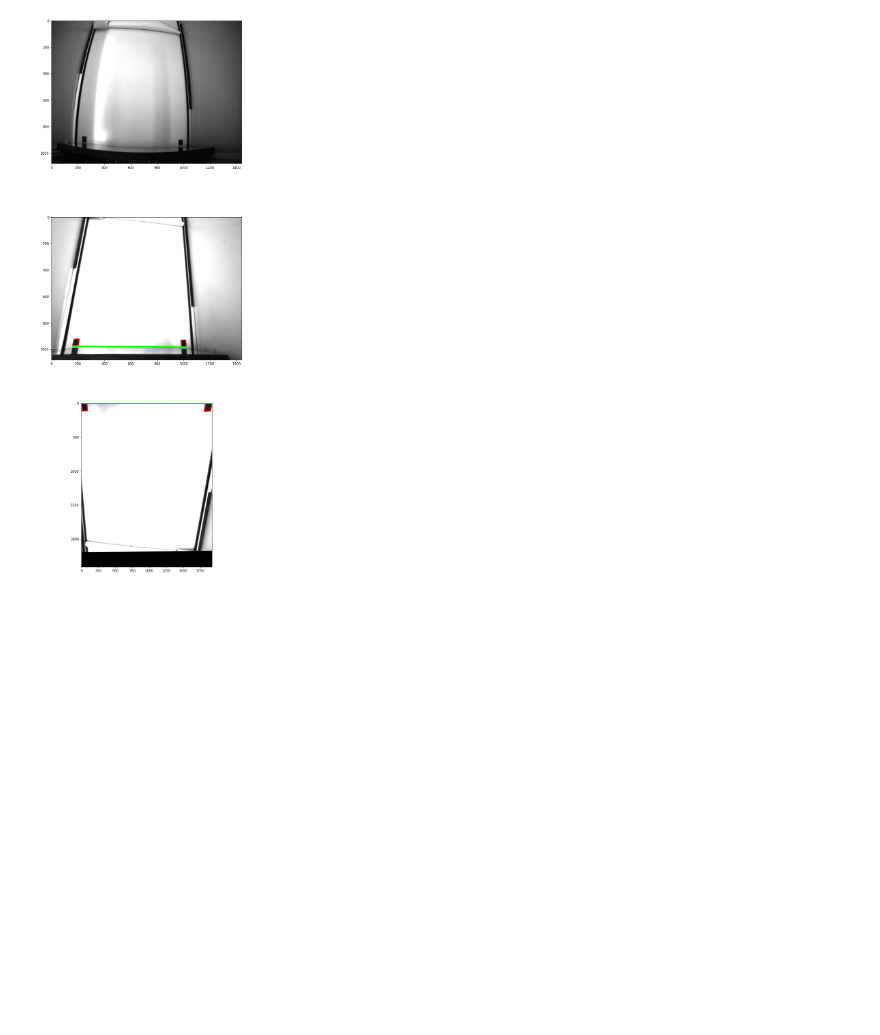
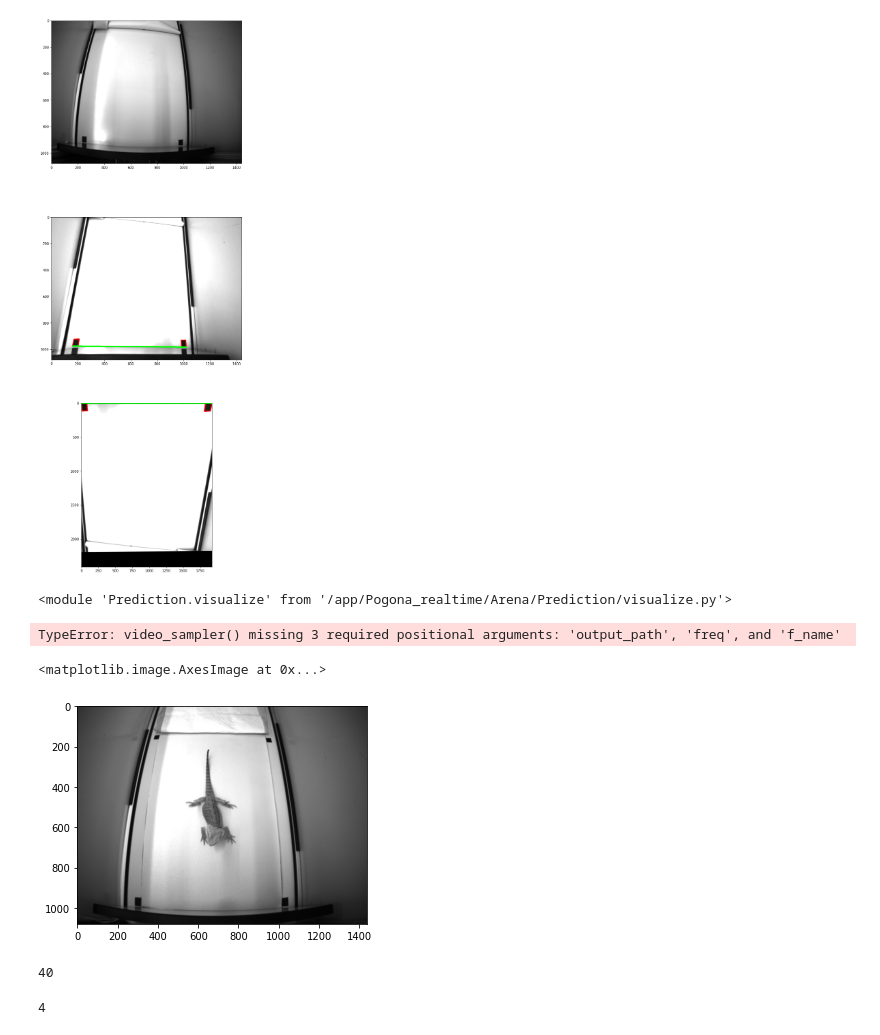
Before and after one commit to regevti/Pogona_Pursuit, a Jupyter notebook: Arena/data_stuff.ipynb, the cells around one changed output. Cells and saved outputs as stored; diff of their text form; code cells hidden in the pictures; blank space fills up the shorter version.

```diff
--- a/Arena/data_stuff.ipynb
+++ b/Arena/data_stuff.ipynb
@@ -205,5 +208,9 @@ axes[2].imshow(calib.transform_image(aff_im, aff, 1920, p))
 # %% [output]
 <matplotlib.image.AxesImage at 0x...>
 [figure]
+# %%
+imp.reload(visualize)
+# %% [output]
+<module 'Prediction.visualize' from '/app/Pogona_realtime/Arena/Prediction/visualize.py'>
 # %%
 vals = test[['x','y']].values
@@ -209,0 +219,11 @@ vals = test[['x','y']].values
+# %%
+visualize.process_video(video_path=new_p, output_path=None,process_fns=[visualize.video_sampler()])
+# %% [output]
+TypeError: video_sampler() missing 3 required positional arguments: 'output_path', 'freq', and 'f_name'
+# %%
+img = cv.imread('../Calib_frames/chkr_2000.jpg',cv.IMREAD_COLOR)
+# %%
+plt.imshow(img)
+# %% [output]
+<matplotlib.image.AxesImage at 0x...>
+[figure, added]
@@ -209,0 +241,4 @@ vals = test[['x','y']].values
+# %%
+len(contours)
+# %% [output]
+40
@@ -209,0 +276,4 @@ vals = test[['x','y']].values
+# %%
+len(polygons)
+# %% [output]
+4
```
Also changed, not shown: parts of 18 cells of this notebook, 5 other files.
